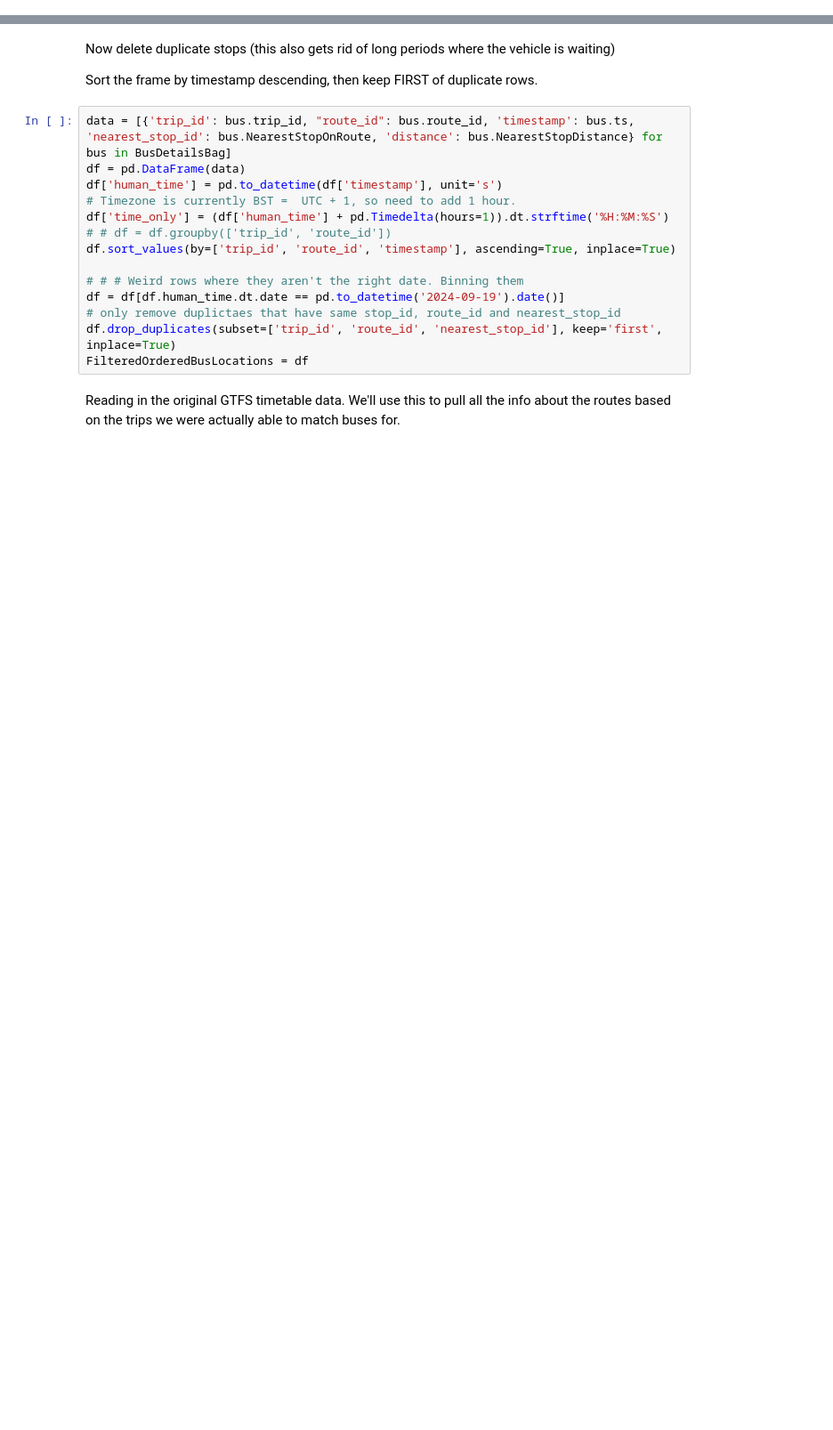
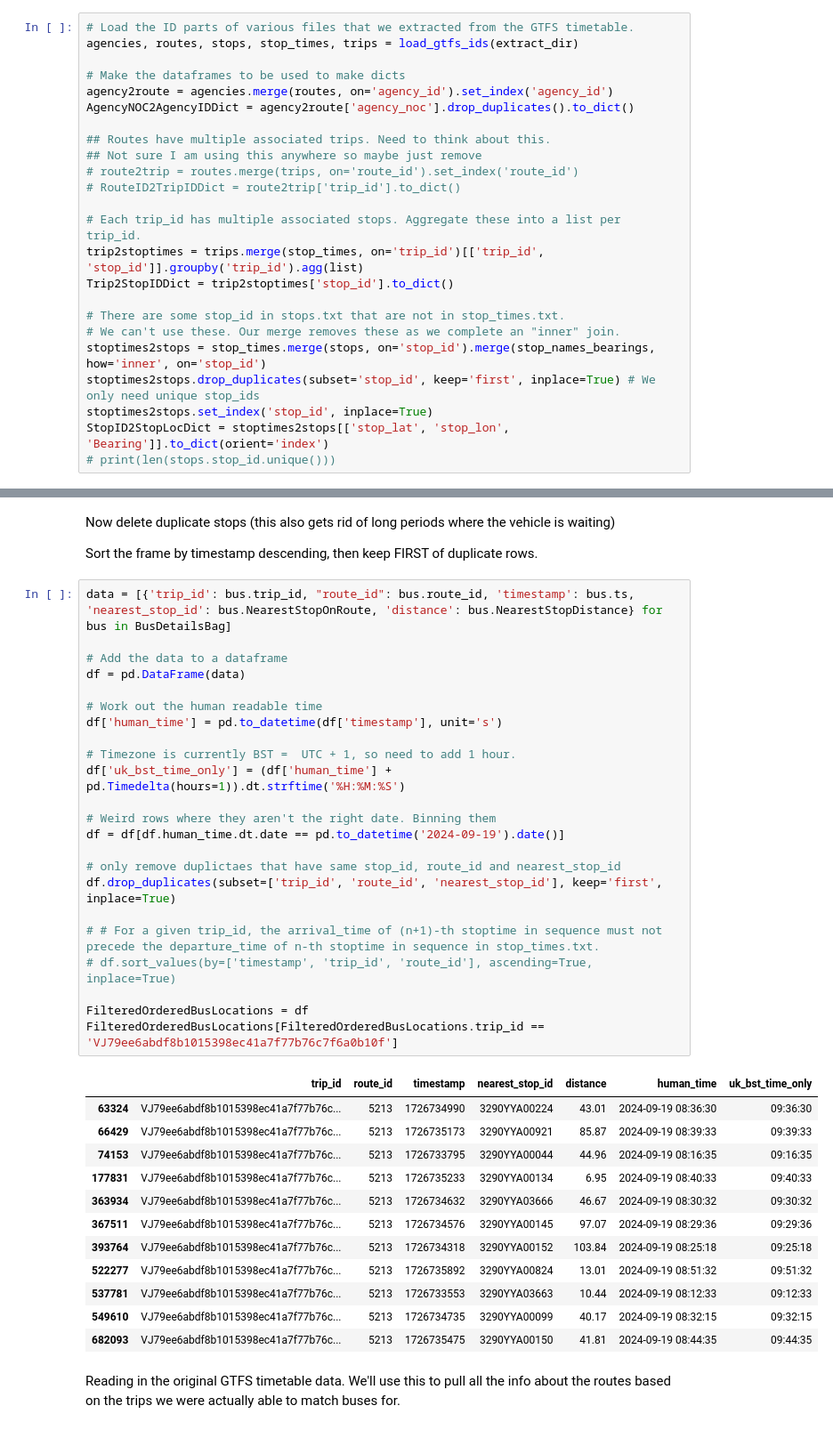
Before and after one commit to open-innovations/bus-tracking, a Jupyter notebook: pipelines/GTFS-RT2GTFS.ipynb, the cells around one changed output, grey strips where cells are left out. Shown at 89% size. Saved outputs shown, nothing was run; the diff lists cells and outputs as text; blank space fills up the shorter version.

```diff
--- a/pipelines/GTFS-RT2GTFS.ipynb
+++ b/pipelines/GTFS-RT2GTFS.ipynb
@@ -67,0 +43,24 @@ Get the paths of the GTFS-RT files
+# %%
+# Load the ID parts of various files that we extracted from the GTFS timetable.
+agencies, routes, stops, stop_times, trips = load_gtfs_ids(extract_dir)
+
+# Make the dataframes to be used to make dicts
+agency2route = agencies.merge(routes, on='agency_id').set_index('agency_id')
+AgencyNOC2AgencyIDDict = agency2route['agency_noc'].drop_duplicates().to_dict()
+
+## Routes have multiple associated trips. Need to think about this.
+## Not sure I am using this anywhere so maybe just remove
+# route2trip = routes.merge(trips, on='route_id').set_index('route_id')
+# RouteID2TripIDDict = route2trip['trip_id'].to_dict()
+
+# Each trip_id has multiple associated stops. Aggregate these into a list per trip_id.
+trip2stoptimes = trips.merge(stop_times, on='trip_id')[['trip_id', 'stop_id']].groupby('trip_id').agg(list)
+Trip2StopIDDict = trip2stoptimes['stop_id'].to_dict()
+
+# There are some stop_id in stops.txt that are not in stop_times.txt.
+# We can't use these. Our merge removes these as we complete an "inner" join.
+stoptimes2stops = stop_times.merge(stops, on='stop_id').merge(stop_names_bearings, how='inner', on='stop_id')
+stoptimes2stops.drop_duplicates(subset='stop_id', keep='first', inplace=True) # We only need unique stop_ids
+stoptimes2stops.set_index('stop_id', inplace=True)
+StopID2StopLocDict = stoptimes2stops[['stop_lat', 'stop_lon', 'Bearing']].to_dict(orient='index')
+# print(len(stops.stop_id.unique()))
@@ -142,18 +251,40 @@ Now delete duplicate stops (this also gets rid of long periods where the vehicle
 Sort the frame by timestamp descending, then keep FIRST of duplicate rows.
 # %%
 data = [{'trip_id': bus.trip_id, "route_id": bus.route_id, 'timestamp': bus.ts, 'nearest_stop_id': bus.NearestStopOnRoute, 'distance': bus.NearestStopDistance} for bus in BusDetailsBag]
+
+# Add the data to a dataframe
 df = pd.DataFrame(data)
+
+# Work out the human readable time
 df['human_time'] = pd.to_datetime(df['timestamp'], unit='s')
+
 # Timezone is currently BST =  UTC + 1, so need to add 1 hour.
-df['time_only'] = (df['human_time'] + pd.Timedelta(hours=1)).dt.strftime('%H:%M:%S')
-# # df = df.groupby(['trip_id', 'route_id'])
-df.sort_values(by=['trip_id', 'route_id', 'timestamp'], ascending=True, inplace=True)
+df['uk_bst_time_only'] = (df['human_time'] + pd.Timedelta(hours=1)).dt.strftime('%H:%M:%S')
 
-# # # Weird rows where they aren't the right date. Binning them
+# Weird rows where they aren't the right date. Binning them
 df = df[df.human_time.dt.date == pd.to_datetime('2024-09-19').date()]
+
 # only remove duplictaes that have same stop_id, route_id and nearest_stop_id
 df.drop_duplicates(subset=['trip_id', 'route_id', 'nearest_stop_id'], keep='first', inplace=True)
+
+# # For a given trip_id, the arrival_time of (n+1)-th stoptime in sequence must not precede the departure_time of n-th stoptime in sequence in stop_times.txt.
+# df.sort_values(by=['timestamp', 'trip_id', 'route_id'], ascending=True, inplace=True)
+
 FilteredOrderedBusLocations = df
+FilteredOrderedBusLocations[FilteredOrderedBusLocations.trip_id == 'VJ79ee6abdf8b1015398ec41a7f77b76c7f6a0b10f']
+# %% [output]
+|  | trip_id | route_id | timestamp | nearest_stop_id | distance | human_time | uk_bst_time_only |
+| 63324 | VJ79ee6abdf8b1015398ec41a7f77b76c... | 5213 | 1726734990 | 3290YYA00224 | 43.01 | 2024-09-19 08:36:30 | 09:36:30 |
+| 66429 | VJ79ee6abdf8b1015398ec41a7f77b76c... | 5213 | 1726735173 | 3290YYA00921 | 85.87 | 2024-09-19 08:39:33 | 09:39:33 |
+| 74153 | VJ79ee6abdf8b1015398ec41a7f77b76c... | 5213 | 1726733795 | 3290YYA00044 | 44.96 | 2024-09-19 08:16:35 | 09:16:35 |
+| 177831 | VJ79ee6abdf8b1015398ec41a7f77b76c... | 5213 | 1726735233 | 3290YYA00134 | 6.95 | 2024-09-19 08:40:33 | 09:40:33 |
+| 363934 | VJ79ee6abdf8b1015398ec41a7f77b76c... | 5213 | 1726734632 | 3290YYA03666 | 46.67 | 2024-09-19 08:30:32 | 09:30:32 |
+| 367511 | VJ79ee6abdf8b1015398ec41a7f77b76c... | 5213 | 1726734576 | 3290YYA00145 | 97.07 | 2024-09-19 08:29:36 | 09:29:36 |
+| 393764 | VJ79ee6abdf8b1015398ec41a7f77b76c... | 5213 | 1726734318 | 3290YYA00152 | 103.84 | 2024-09-19 08:25:18 | 09:25:18 |
+| 522277 | VJ79ee6abdf8b1015398ec41a7f77b76c... | 5213 | 1726735892 | 3290YYA00824 | 13.01 | 2024-09-19 08:51:32 | 09:51:32 |
+| 537781 | VJ79ee6abdf8b1015398ec41a7f77b76c... | 5213 | 1726733553 | 3290YYA03663 | 10.44 | 2024-09-19 08:12:33 | 09:12:33 |
+| 549610 | VJ79ee6abdf8b1015398ec41a7f77b76c... | 5213 | 1726734735 | 3290YYA00099 | 40.17 | 2024-09-19 08:32:15 | 09:32:15 |
+| 682093 | VJ79ee6abdf8b1015398ec41a7f77b76c... | 5213 | 1726735475 | 3290YYA00150 | 41.81 | 2024-09-19 08:44:35 | 09:44:35 |
 # %% [markdown]
 Reading in the original GTFS timetable data. We'll use this to pull all the info about the routes based on the trips we were actually able to match buses for.
 # %%
```
Also changed, not shown: parts of 30 cells of this notebook.
